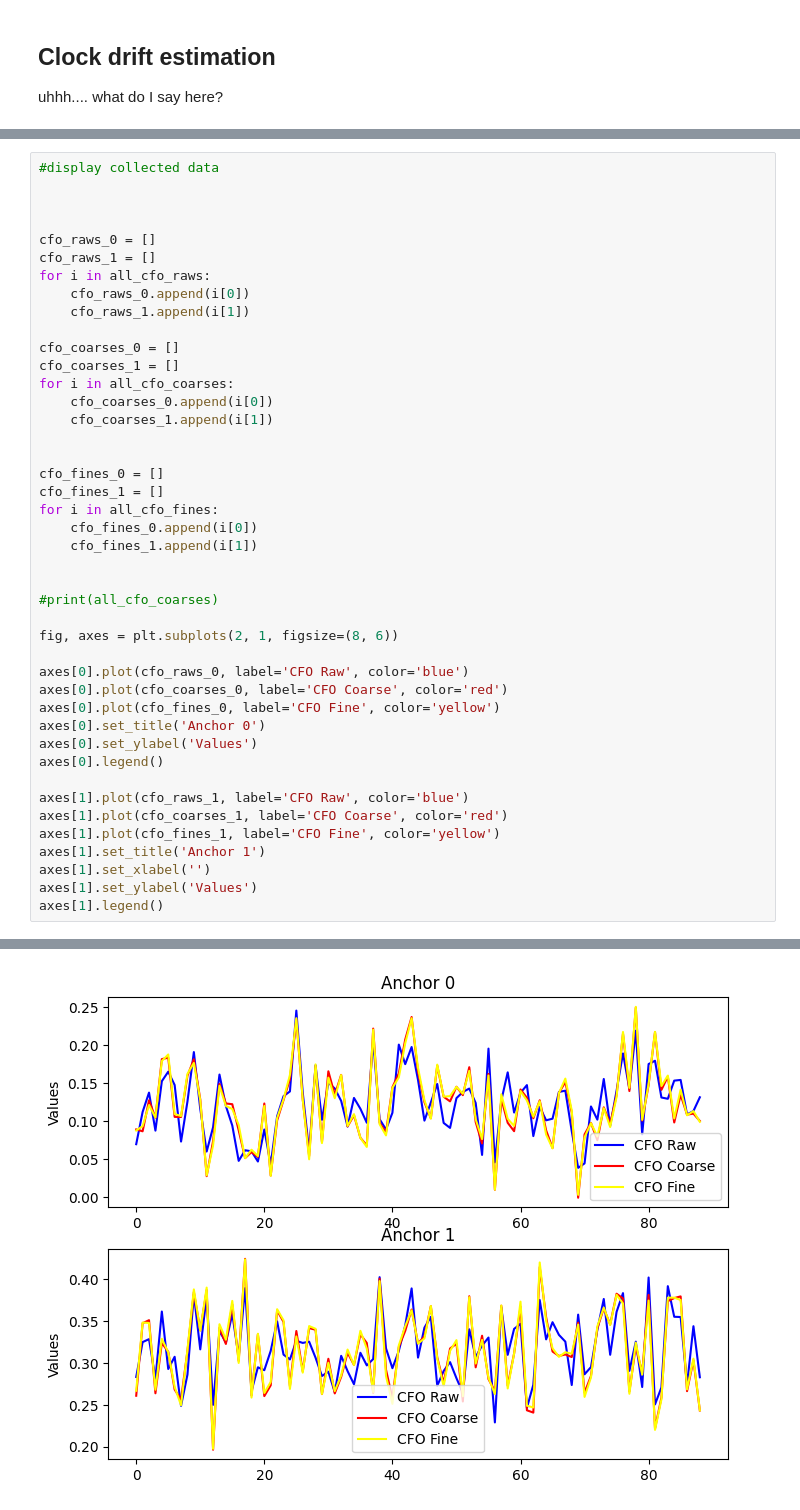
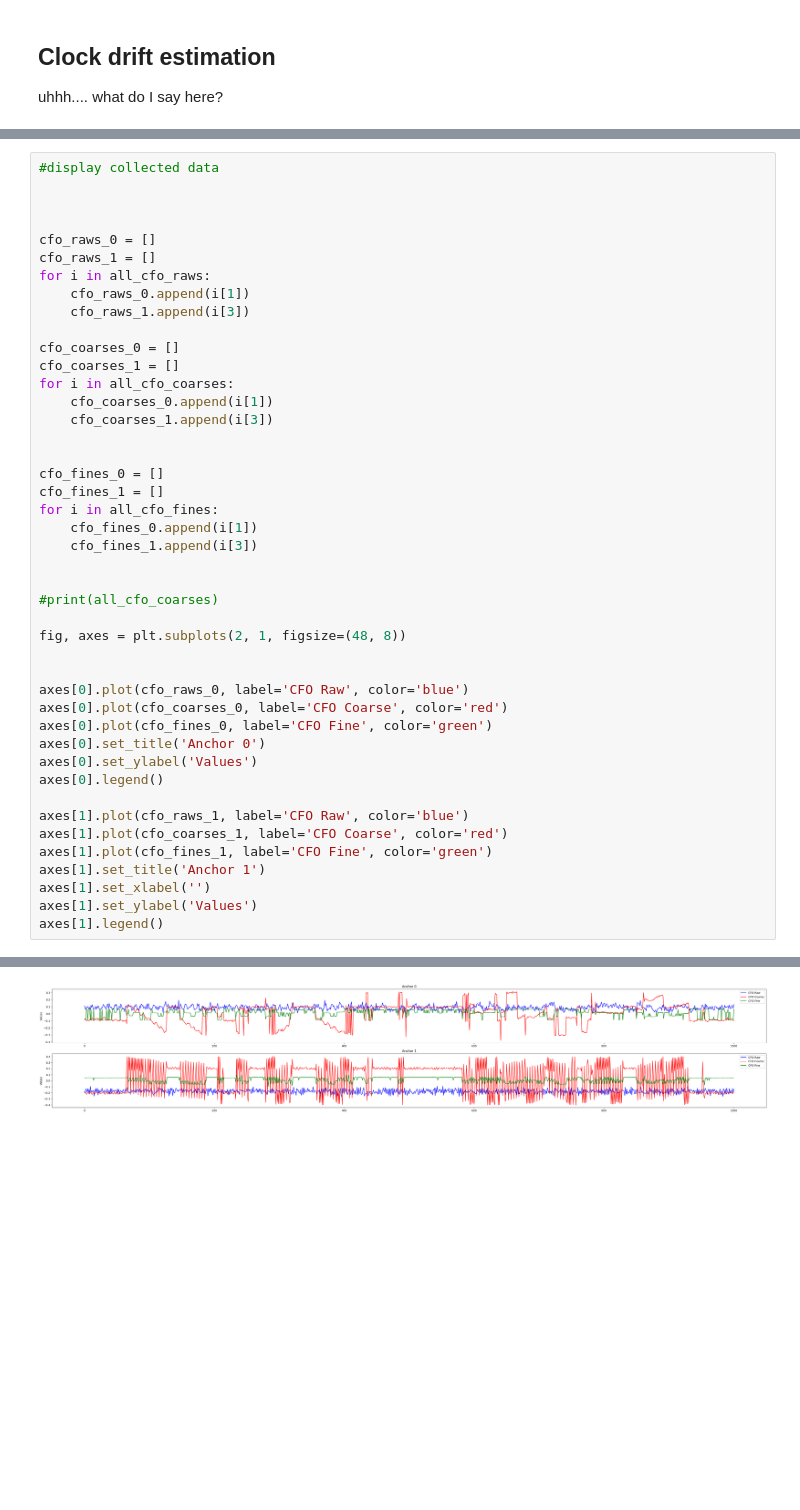
Before and after one commit to DrGlaucous/MULoc_PIO, a Jupyter notebook: matlab/python_impl/program.ipynb, the cells around one changed output, grey strips where cells are left out. Drawn from its saved outputs; the diff is of its cells as text; blank space fills up the shorter version.

```diff
--- a/matlab/python_impl/program.ipynb
+++ b/matlab/python_impl/program.ipynb
@@ -554,41 +638,42 @@ for (e, ((anchor_5, tag_5), (anchor_9, tag_9))) in enumerate(batched(zip(anchor_
 cfo_raws_0 = []
 cfo_raws_1 = []
 for i in all_cfo_raws:
-    cfo_raws_0.append(i[0])
-    cfo_raws_1.append(i[1])
+    cfo_raws_0.append(i[1])
+    cfo_raws_1.append(i[3])
 
 cfo_coarses_0 = []
 cfo_coarses_1 = []
 for i in all_cfo_coarses:
-    cfo_coarses_0.append(i[0])
-    cfo_coarses_1.append(i[1])
+    cfo_coarses_0.append(i[1])
+    cfo_coarses_1.append(i[3])
 
 
 cfo_fines_0 = []
 cfo_fines_1 = []
 for i in all_cfo_fines:
-    cfo_fines_0.append(i[0])
-    cfo_fines_1.append(i[1])
+    cfo_fines_0.append(i[1])
+    cfo_fines_1.append(i[3])
 
 
 #print(all_cfo_coarses)
 
-fig, axes = plt.subplots(2, 1, figsize=(8, 6))
+fig, axes = plt.subplots(2, 1, figsize=(48, 8))
+
 
 axes[0].plot(cfo_raws_0, label='CFO Raw', color='blue')
 axes[0].plot(cfo_coarses_0, label='CFO Coarse', color='red')
-axes[0].plot(cfo_fines_0, label='CFO Fine', color='yellow')
+axes[0].plot(cfo_fines_0, label='CFO Fine', color='green')
 axes[0].set_title('Anchor 0')
 axes[0].set_ylabel('Values')
 axes[0].legend()
 
 axes[1].plot(cfo_raws_1, label='CFO Raw', color='blue')
 axes[1].plot(cfo_coarses_1, label='CFO Coarse', color='red')
-axes[1].plot(cfo_fines_1, label='CFO Fine', color='yellow')
+axes[1].plot(cfo_fines_1, label='CFO Fine', color='green')
 axes[1].set_title('Anchor 1')
 axes[1].set_xlabel('')
 axes[1].set_ylabel('Values')
 axes[1].legend()
 # %% [output]
 <matplotlib.legend.Legend at 0x...>
-[figure, old version]
+[figure, new version]
```
Also changed, not shown: parts of 2 cells of this notebook, 17 other files.
